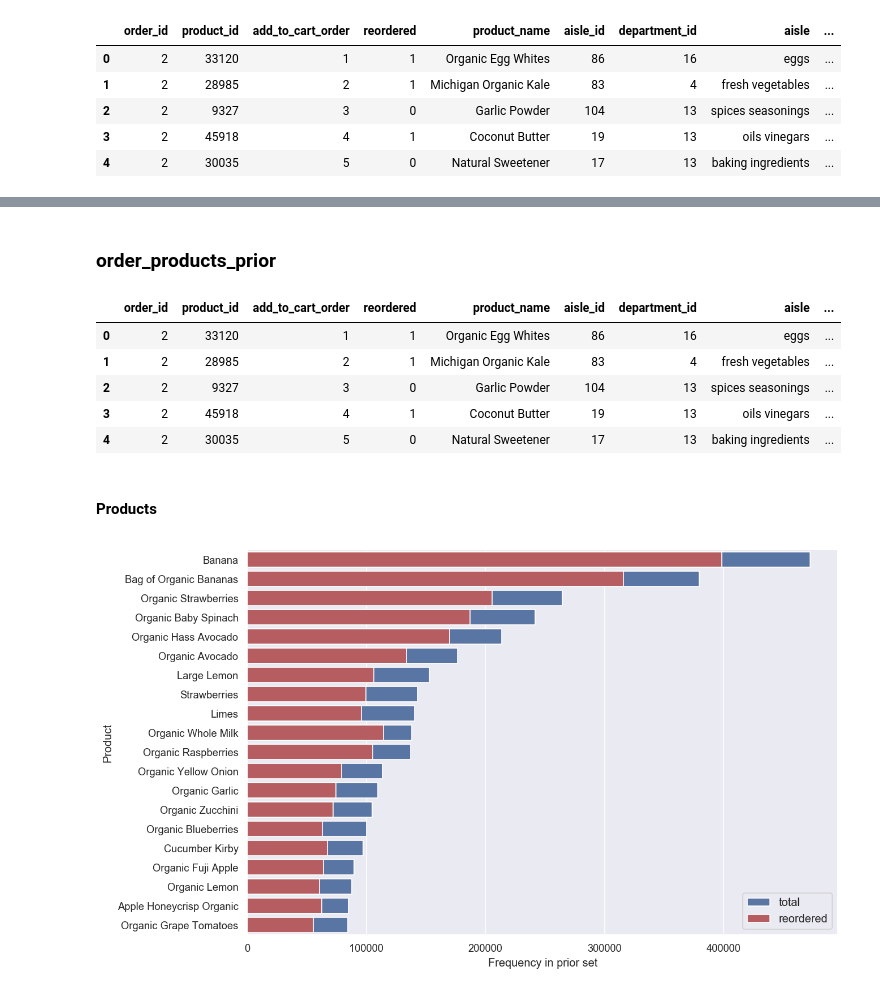
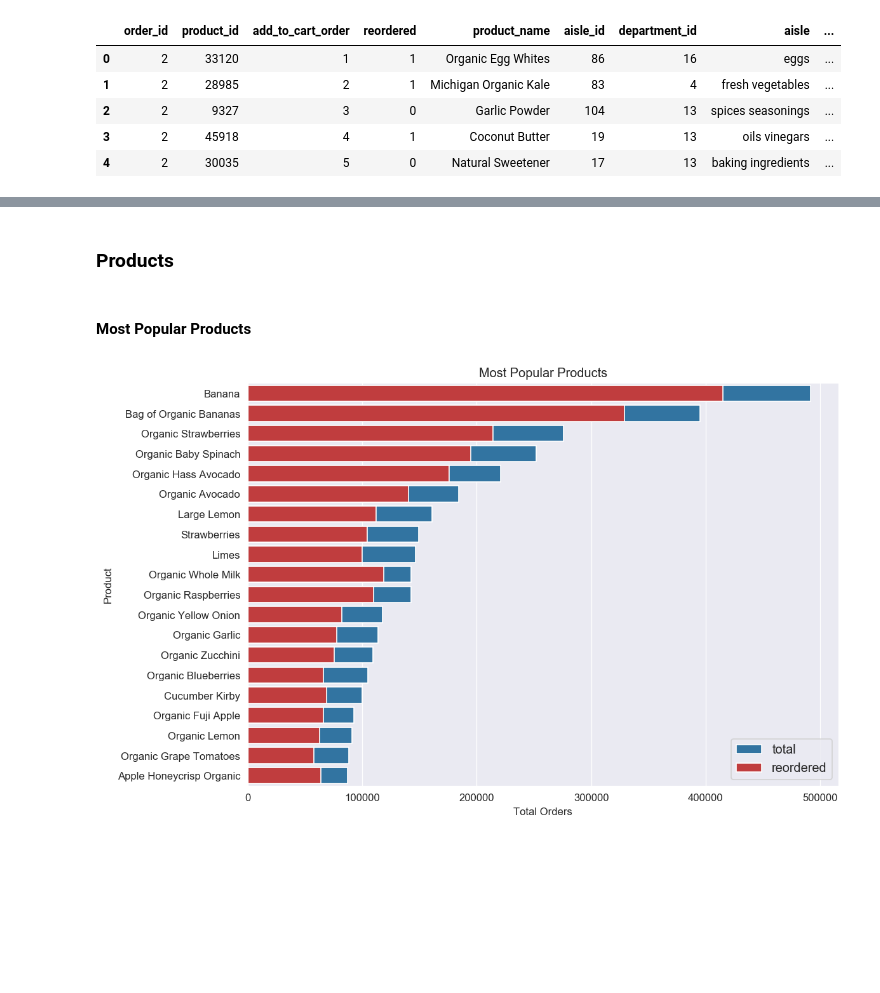
Before and after one commit to archd3sai/Instacart-Market-Basket-Analysis, a Jupyter notebook: Exploratory Data Analysis.ipynb, the cells around one changed output, grey strips where cells are left out. Saved outputs shown, nothing was run; the diff lists cells and outputs as text; code cells hidden in the pictures; blank space fills up the shorter version.

```diff
--- a/Exploratory Data Analysis.ipynb
+++ b/Exploratory Data Analysis.ipynb
@@ -87,5 +92,6 @@ order_products_train.head()
 # %%
-order_products_prior = order_products_prior.merge(products, on ='product_id', how='left')
-order_products_prior = order_products_prior.merge(aisles, on ='aisle_id', how='left')
-order_products_prior = order_products_prior.merge(departments, on ='department_id', how='left')
-order_products_prior = order_products_prior.merge(orders, on='order_id', how='left')
+order_products = order_products.merge(products, on ='product_id', how='left')
+order_products = order_products.merge(aisles, on ='aisle_id', how='left')
+order_products = order_products.merge(departments, on ='department_id', how='left')
+order_products = order_products.merge(orders, on='order_id', how='left')
+order_products.shape
@@ -110,0 +189,2 @@ order_products_train = order_products_train.merge(orders, on='order_id', how='le
+# %%
+order_products = reduce_memory(order_products)
@@ -127,29 +230,22 @@ Since evaluation set is train only, we can say that the merge is correct.
 # %% [markdown]
-### order_products_prior
+### Products
-# %%
-order_products_prior.head()
-# %% [output]
-|  | order_id | product_id | add_to_cart_order | reordered | product_name | aisle_id | department_id | aisle | ... |
-| 0 | 2 | 33120 | 1 | 1 | Organic Egg Whites | 86 | 16 | eggs | ... |
-| 1 | 2 | 28985 | 2 | 1 | Michigan Organic Kale | 83 | 4 | fresh vegetables | ... |
-| 2 | 2 | 9327 | 3 | 0 | Garlic Powder | 104 | 13 | spices seasonings | ... |
-| 3 | 2 | 45918 | 4 | 1 | Coconut Butter | 19 | 13 | oils vinegars | ... |
-| 4 | 2 | 30035 | 5 | 0 | Natural Sweetener | 17 | 13 | baking ingredients | ... |
+# %%
+temp_df = order_products.groupby("product_name")["reordered"].agg(['count', 'sum']).rename(columns = {'count':'total','sum':'reorders'})
+temp_df = temp_df.sort_values('total', ascending=False).reset_index()
 # %% [markdown]
-#### Products
+#### Most Popular Products
-# %%
-temp_df = order_products_prior.groupby("product_name")["reordered"].agg(['count', 'sum']).rename(columns = {'count':'total','sum':'reorders'})
-temp_df = temp_df.sort_values('total', ascending=False).reset_index()
 # %%
-ax, fig = plt.subplots(figsize = (10,7))
+fig, ax = plt.subplots(figsize = (10,7))
 ax = sns.barplot(y = temp_df.product_name[0:20], x = temp_df.total[0:20], color=color[0], label = "total")
 ax = sns.barplot(y = temp_df.product_name[0:20], x = temp_df.reorders[0:20], color=color[3], label = "reordered")
 ax.set_ylabel("Product")
-ax.set_xlabel("Frequency in prior set")
+ax.set_xlabel("Total Orders")
+ax.set_title("Most Popular Products")
 ax.legend(loc = 4, prop={'size': 12})
+fig.savefig("Most Popular Products.png")
 plt.show()
 # %% [output]
-[figure, old version]
+[figure, new version]
 # %%
 temp_df["reorder_ratio"] = temp_df.reorders/temp_df.total
 temp_df.sort_values("reorder_ratio", ascending=False).head(10)
```
Also changed, not shown: parts of 52 cells of this notebook.
